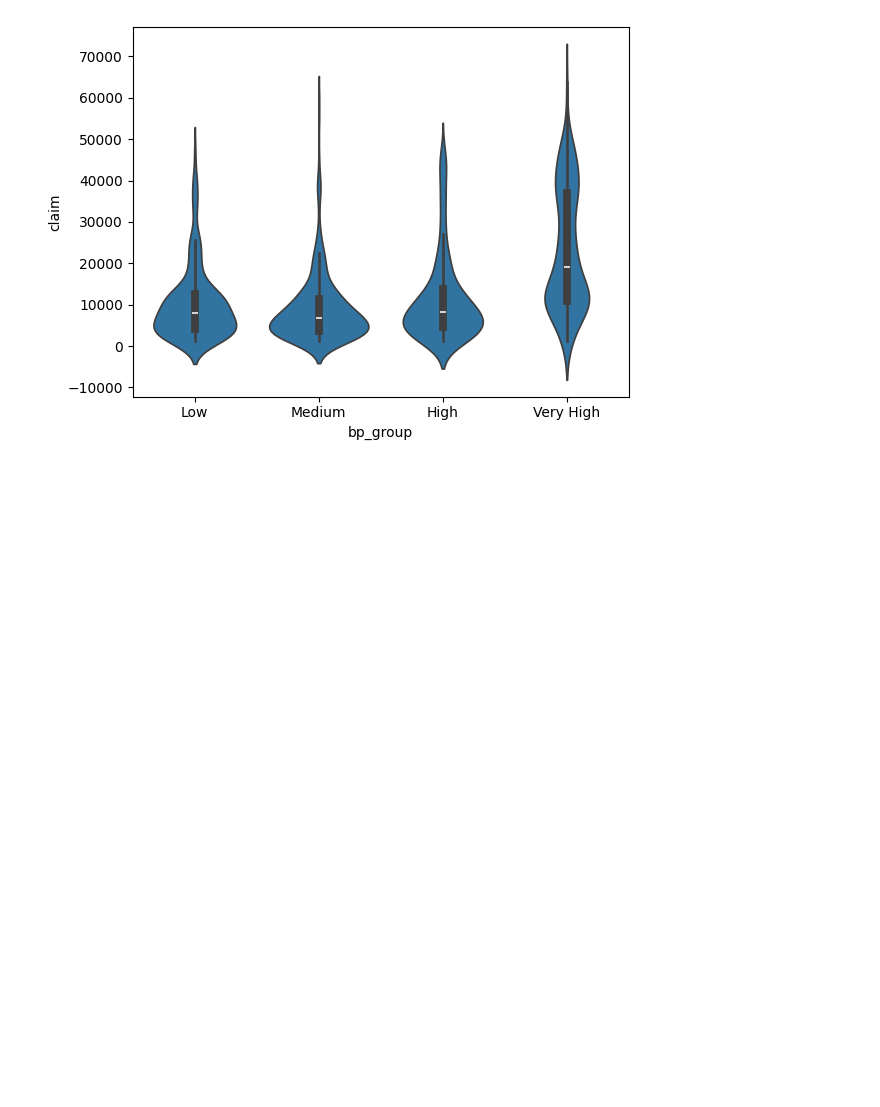
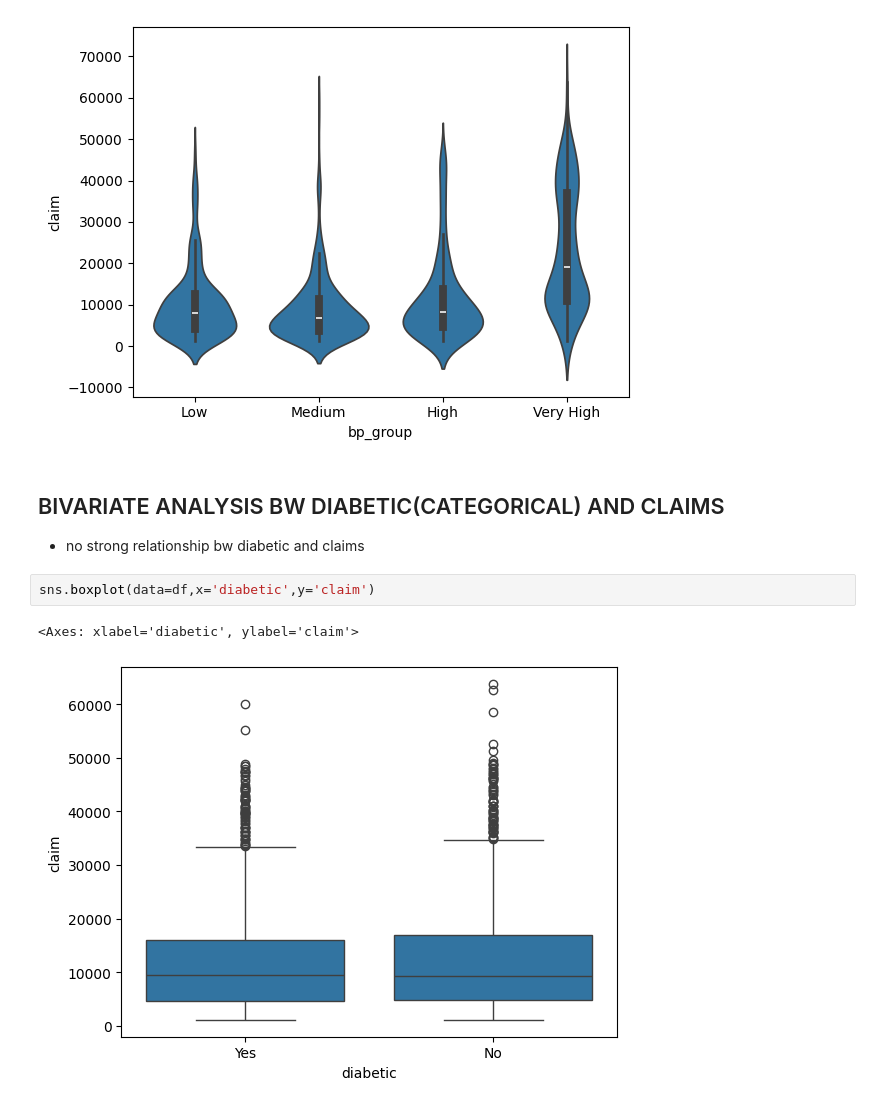
Before and after one commit to ronit-6464/INSURANCE-DATASET-EDA, a Jupyter notebook: EDA NOTEBOOK ON INSURANCE DATASET.ipynb, the cells around one changed output. Cells and saved outputs as stored; diff of their text form; blank space fills up the shorter version.

Commit message:
bivariate analysis bw diabetic and claims

```diff
--- a/EDA NOTEBOOK ON INSURANCE DATASET.ipynb
+++ b/EDA NOTEBOOK ON INSURANCE DATASET.ipynb
@@ -406,3 +406,11 @@ sns.violinplot(data=df,x='bp_group',y='claim')
 # %% [output]
 <Axes: xlabel='bp_group', ylabel='claim'>
 [figure]
+# %% [markdown]
+## BIVARIATE ANALYSIS BW DIABETIC(CATEGORICAL) AND CLAIMS
+- no strong relationship bw diabetic and claims
+# %%
+sns.boxplot(data=df,x='diabetic',y='claim')
+# %% [output]
+<Axes: xlabel='diabetic', ylabel='claim'>
+[figure, added]
```
Also changed, not shown: parts of 1 cell of this notebook.
